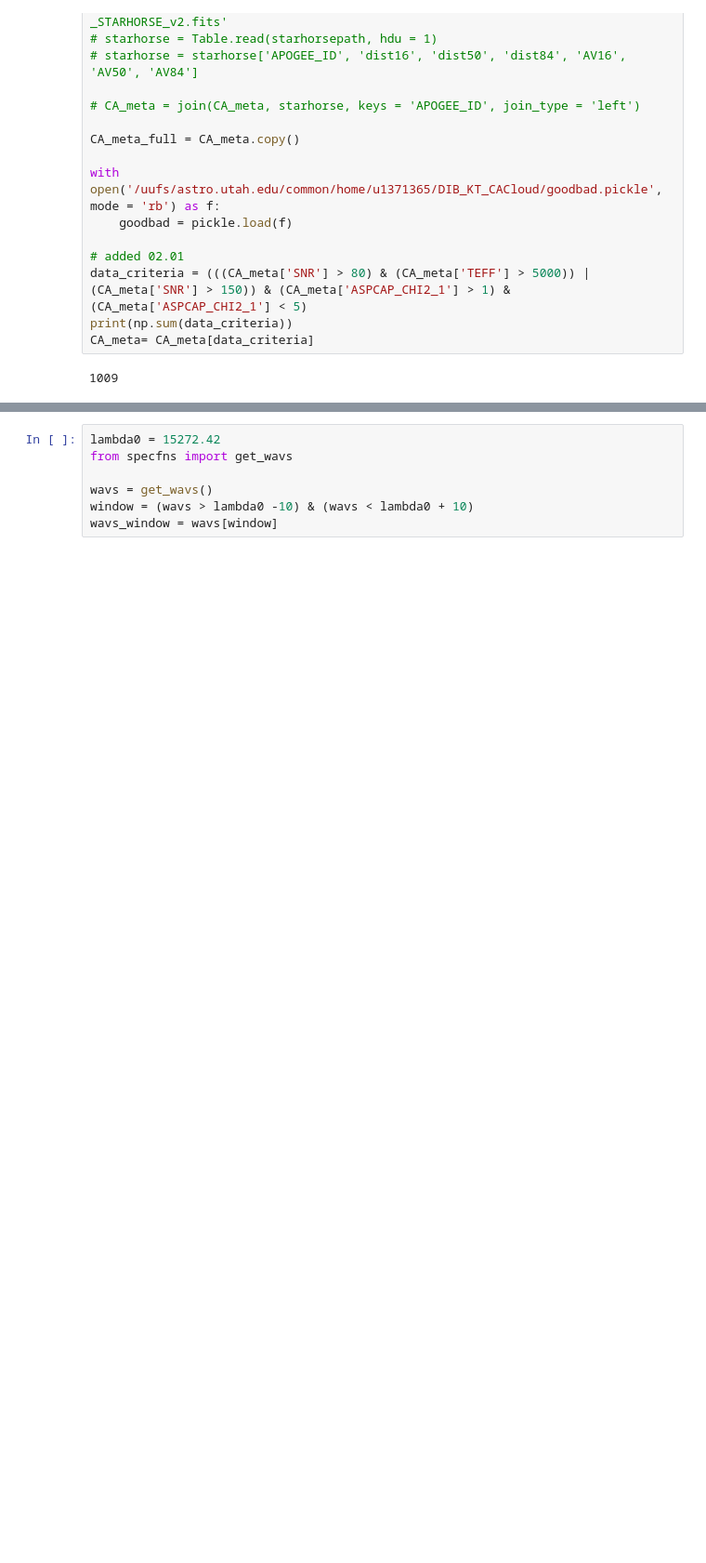
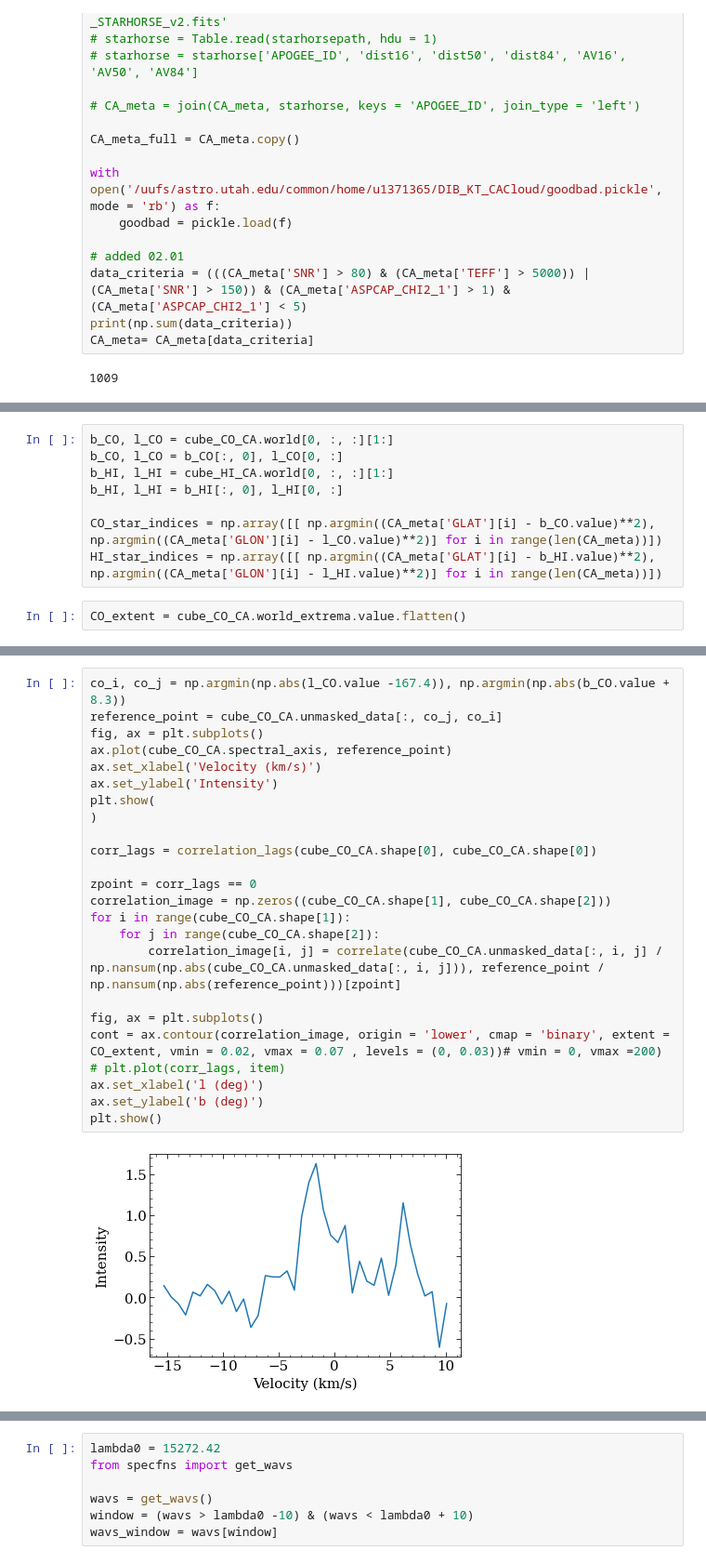
Before and after one commit to aidantmcb/microKT, a Jupyter notebook: 250109_SigClipKT_EmissionThreshold.ipynb, the cells around one changed output, grey strips where cells are left out. Shown at 93% size. Drawn from its saved outputs; the diff is of its cells as text; blank space fills up the shorter version.

```diff
--- a/250109_SigClipKT_EmissionThreshold.ipynb
+++ b/250109_SigClipKT_EmissionThreshold.ipynb
@@ -130,0 +123,10 @@ print(CA_meta['APOGEE_ID'][16])
+# %%
+b_CO, l_CO = cube_CO_CA.world[0, :, :][1:]
+b_CO, l_CO = b_CO[:, 0], l_CO[0, :]
+b_HI, l_HI = cube_HI_CA.world[0, :, :][1:]
+b_HI, l_HI = b_HI[:, 0], l_HI[0, :]
+
+CO_star_indices = np.array([[ np.argmin((CA_meta['GLAT'][i] - b_CO.value)**2), np.argmin((CA_meta['GLON'][i] - l_CO.value)**2)] for i in range(len(CA_meta))])
+HI_star_indices = np.array([[ np.argmin((CA_meta['GLAT'][i] - b_HI.value)**2), np.argmin((CA_meta['GLON'][i] - l_HI.value)**2)] for i in range(len(CA_meta))])
+# %%
+CO_extent = cube_CO_CA.world_extrema.value.flatten()
@@ -130,0 +157,26 @@ print(CA_meta['APOGEE_ID'][16])
+# %%
+co_i, co_j = np.argmin(np.abs(l_CO.value -167.4)), np.argmin(np.abs(b_CO.value + 8.3))
+reference_point = cube_CO_CA.unmasked_data[:, co_j, co_i]
+fig, ax = plt.subplots()
+ax.plot(cube_CO_CA.spectral_axis, reference_point)
+ax.set_xlabel('Velocity (km/s)')
+ax.set_ylabel('Intensity')
+plt.show(
+)
+
+corr_lags = correlation_lags(cube_CO_CA.shape[0], cube_CO_CA.shape[0])
+
+zpoint = corr_lags == 0
+correlation_image = np.zeros((cube_CO_CA.shape[1], cube_CO_CA.shape[2]))
+for i in range(cube_CO_CA.shape[1]):
+    for j in range(cube_CO_CA.shape[2]):
+        correlation_image[i, j] = correlate(cube_CO_CA.unmasked_data[:, i, j] / np.nansum(np.abs(cube_CO_CA.unmasked_data[:, i, j])), reference_point / np.nansum(np.abs(reference_point)))[zpoint]
+
+fig, ax = plt.subplots()
+cont = ax.contour(correlation_image, origin = 'lower', cmap = 'binary', extent = CO_extent, vmin = 0.02, vmax = 0.07 , levels = (0, 0.03))# vmin = 0, vmax =200)
+# plt.plot(corr_lags, item)
+ax.set_xlabel('l (deg)')
+ax.set_ylabel('b (deg)')
+plt.show()
+# %% [output]
+[figure, added]
```
Also changed, not shown: parts of 32 cells of this notebook, 1 other file.
